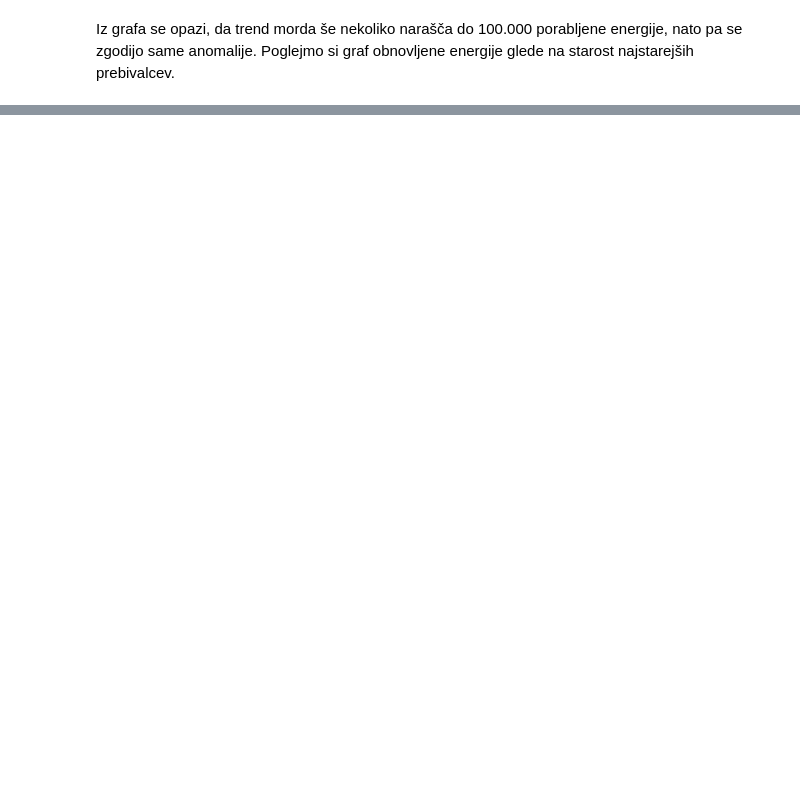
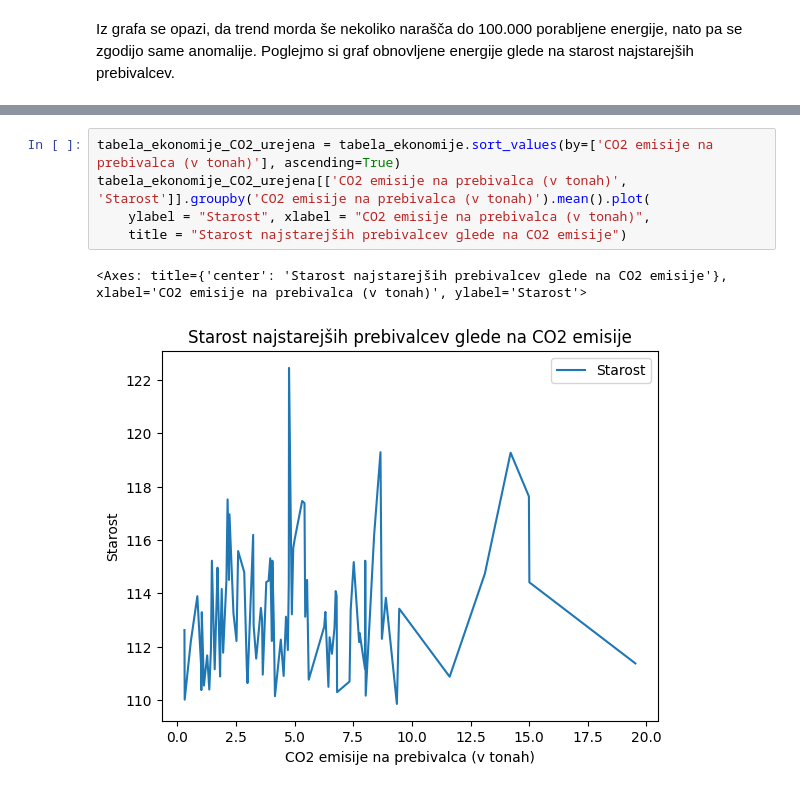
Before and after one commit to MAj-01/projektna_naloga_UVP, a Jupyter notebook: analiza_podatkov.ipynb, the cells around one changed output, grey strips where cells are left out. Drawn from its saved outputs; the diff is of its cells as text; blank space fills up the shorter version.

```diff
--- a/analiza_podatkov.ipynb
+++ b/analiza_podatkov.ipynb
@@ -202,0 +209,8 @@ tabela_ekonomije_obnovljiva_energija_urejena[['Odstotek pridobljene obnovljive e
+# %%
+tabela_ekonomije_CO2_urejena = tabela_ekonomije.sort_values(by=['CO2 emisije na prebivalca (v tonah)'], ascending=True)
+tabela_ekonomije_CO2_urejena[['CO2 emisije na prebivalca (v tonah)', 'Starost']].groupby('CO2 emisije na prebivalca (v tonah)').mean().plot(
+    ylabel = "Starost", xlabel = "CO2 emisije na prebivalca (v tonah)",
+    title = "Starost najstarejših prebivalcev glede na CO2 emisije")
+# %% [output]
+<Axes: title={'center': 'Starost najstarejših prebivalcev glede na CO2 emisije'}, xlabel='CO2 emisije na prebivalca (v tonah)', ylabel='Starost'>
+[figure, added]
```
Also changed, not shown: parts of 11 cells of this notebook, 1 other file.
